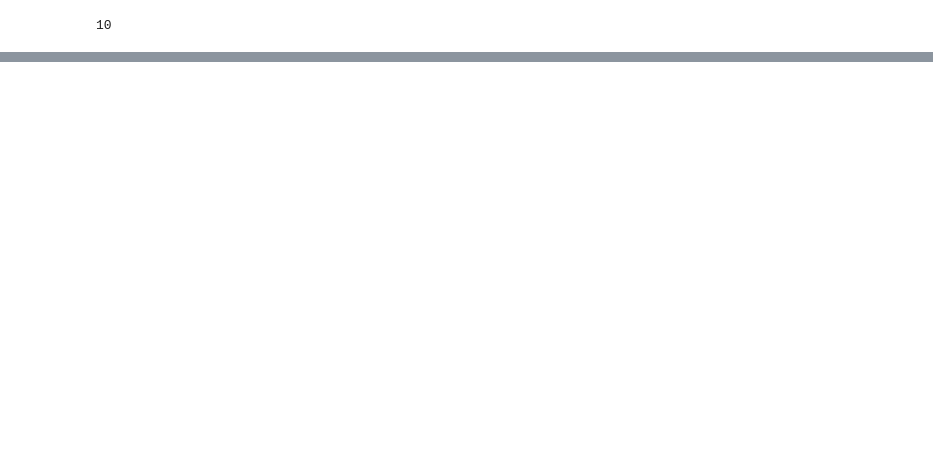
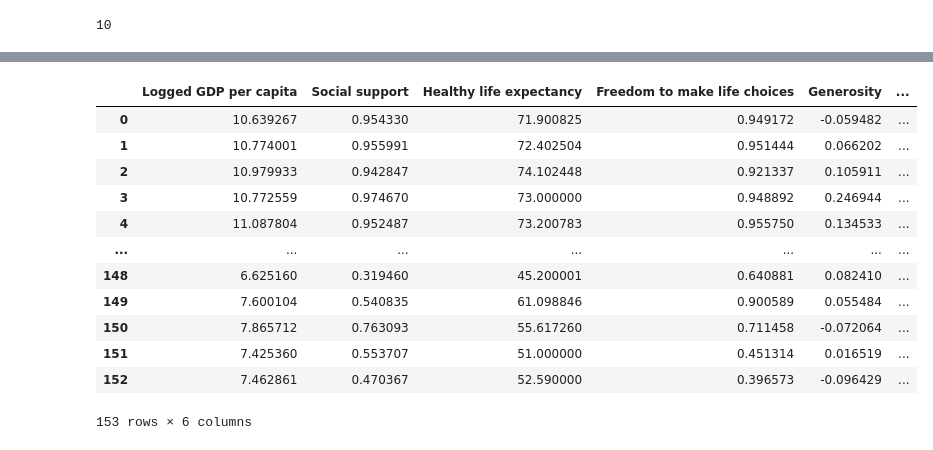
Before and after one commit to datares/happy-pineapples, a Jupyter notebook: analysis/regionPCA.ipynb, the cells around one changed output, grey strips where cells are left out. Cells and saved outputs as stored; diff of their text form; code cells hidden in the pictures; blank space fills up the shorter version.

```diff
--- a/analysis/regionPCA.ipynb
+++ b/analysis/regionPCA.ipynb
@@ -126,0 +135,16 @@ len(y["Regional indicator"].unique())
+# %%
+df.loc[:, features]
+# %% [output]
+|  | Logged GDP per capita | Social support | Healthy life expectancy | Freedom to make life choices | Generosity | ... |
+| 0 | 10.639267 | 0.954330 | 71.900825 | 0.949172 | -0.059482 | ... |
+| 1 | 10.774001 | 0.955991 | 72.402504 | 0.951444 | 0.066202 | ... |
+| 2 | 10.979933 | 0.942847 | 74.102448 | 0.921337 | 0.105911 | ... |
+| 3 | 10.772559 | 0.974670 | 73.000000 | 0.948892 | 0.246944 | ... |
+| 4 | 11.087804 | 0.952487 | 73.200783 | 0.955750 | 0.134533 | ... |
+| ... | ... | ... | ... | ... | ... | ... |
+| 148 | 6.625160 | 0.319460 | 45.200001 | 0.640881 | 0.082410 | ... |
+| 149 | 7.600104 | 0.540835 | 61.098846 | 0.900589 | 0.055484 | ... |
+| 150 | 7.865712 | 0.763093 | 55.617260 | 0.711458 | -0.072064 | ... |
+| 151 | 7.425360 | 0.553707 | 51.000000 | 0.451314 | 0.016519 | ... |
+| 152 | 7.462861 | 0.470367 | 52.590000 | 0.396573 | -0.096429 | ... |
+153 rows × 6 columns
```
Also changed, not shown: parts of 4 cells of this notebook, 1 other file.
